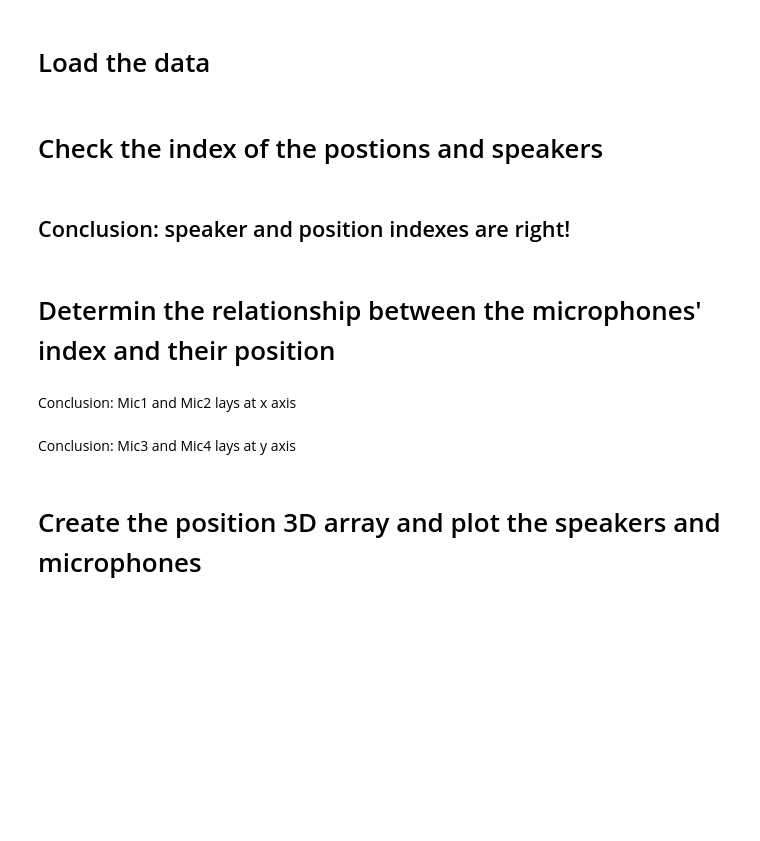
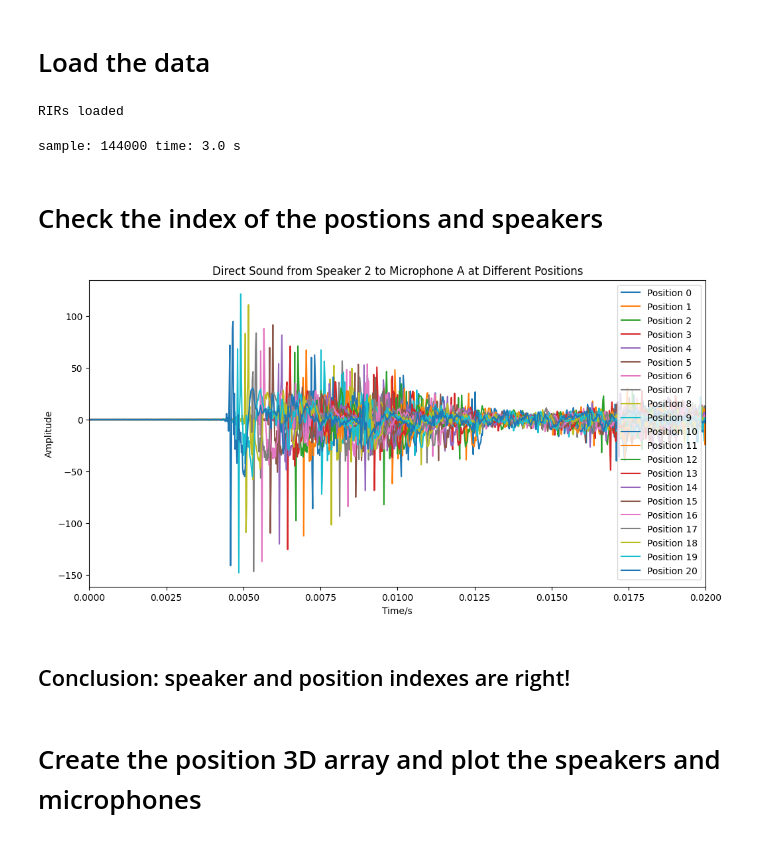
Before and after one commit to yewentai/Dynamic-Auralization-and-RIR-Interpolation-with-Fast-DTW-and-Kernel-Ridge-Regression, a Jupyter notebook: analyze_position.ipynb, the cells around one changed output. Cells and saved outputs as stored; diff of their text form; code cells hidden in the pictures; blank space fills up the shorter version.

```diff
--- a/analyze_position.ipynb
+++ b/analyze_position.ipynb
@@ -9,37 +11,47 @@ from lib import *
 # Load the data
 # %%
 # Initialize lists to store audio data and sample rates
-rir = np.zeros((2, 7, 6), dtype=object) # room impluse response
-sr = np.zeros((2, 7, 6), dtype=object) # sample rate
+rir = np.zeros((2, 21, 6), dtype=object) # room impluse response
+sr = np.zeros((2, 21, 6), dtype=object) # sample rate
 
+# Load audio files
+folder = './data/RIRs/'
 for i in range(1, 3):  # speaker
-    for j in range(-3, 4):  # position
+    for j in range(0, 21):  # position
         for k in range(1, 7):  # microphone
-            file_path = f'./data/IRs_valerio/pos_{j}_speaker_{i}/ir_pos_{j}_speaker_{i}_mic{k}.wav'
-            rir[i-1, j+3, k-1], sr[i-1, j+3, k-1] = librosa.load(file_path,sr=None)
+            if j < 10:
+                file_path = os.path.join(folder,f's{i}_p0{j}_m{k}.wav')
+            else:
+                file_path = os.path.join(folder,f's{i}_p{j}_m{k}.wav')
+            rir[i-1, j, k-1], sr[i-1, j, k-1] = sf.read(file_path)
 
-print('all done!')
+sr = sr[0,0,0]
+
+print('RIRs loaded')
+# %% [output]
+RIRs loaded
 # %%
-sr = sr[0,0,0]
 time = np.arange(0, len(rir[0,0,0])) / sr  # Assuming same length for all audio signals
 print('sample:',time.size, 'time:', time.size/sr,'s')
+# %% [output]
+sample: 144000 time: 3.0 s
 # %% [markdown]
 # Check the index of the postions and speakers
 # %%
-plt.figure(figsize=(12, 4))
+plt.figure(figsize=(12,6))
 # Plot each line
-for i in range(0, 7):
-    plt.plot(time, rir[0,i,0], label=f'Position {i-3}')
+for i in range(21):
+    plt.plot(time, rir[1,i,0], label=f'Position {i}')
 
 # Add labels and legend
 plt.xlabel('Time/s')
 plt.ylabel('Amplitude')
-plt.title('Direct Sound from Speaker 1 to Microphone 1 at Different Positions')
+plt.title('Direct Sound from Speaker 2 to Microphone A at Different Positions')
 plt.legend()
-plt.xlim(0, 0.01)
+plt.xlim(0, 0.02)
 # Show the plot
 plt.show()
+# %% [output]
+[figure, added]
 # %% [markdown]
 ## Conclusion: speaker and position indexes are right!
-# %% [markdown]
-# Determin the relationship between the microphones' index and their position
@@ -60,2 +57,0 @@ plt.show()
-# %% [markdown]
-Conclusion: Mic1 and Mic2 lays at x axis
@@ -76,5 +58,3 @@ plt.show()
-# %% [markdown]
-Conclusion: Mic3 and Mic4 lays at y axis
 # %% [markdown]
 # Create the position 3D array and plot the speakers and microphones
 # %%
```
Also changed, not shown: parts of 6 cells of this notebook, 6 other files.
